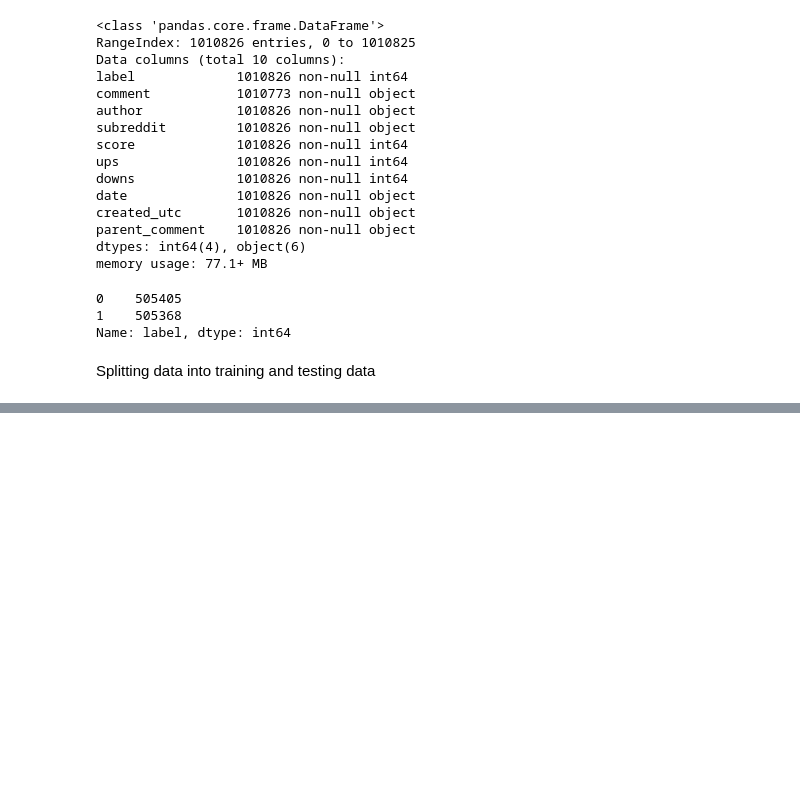
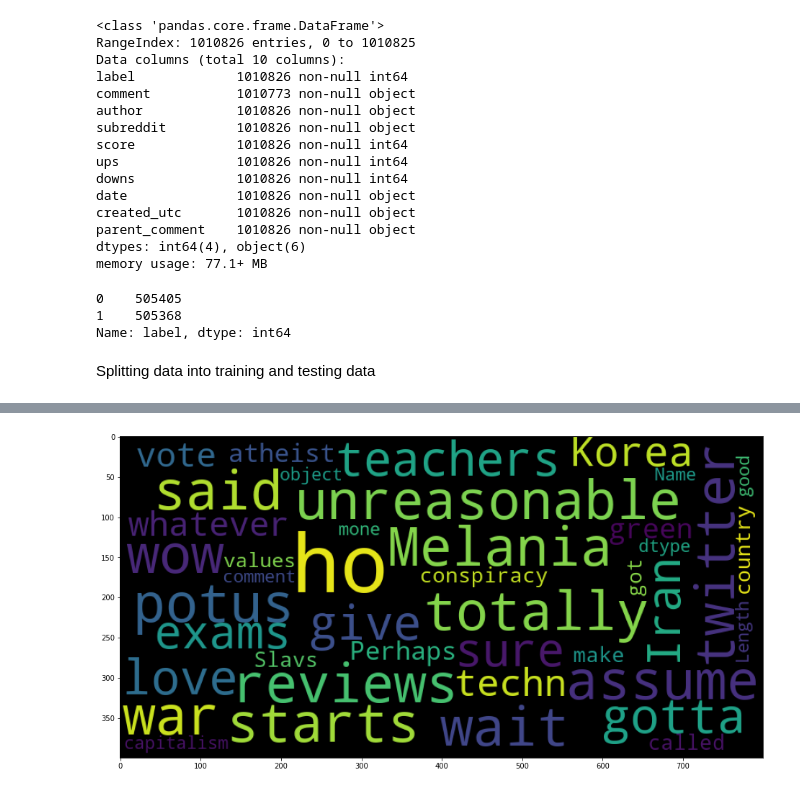
Before and after one commit to Akshay1897/Sarcasm-Detection, a Jupyter notebook: Sarcasm_Detection.ipynb, the cells around one changed output, grey strips where cells are left out. Drawn from its saved outputs; the diff is of its cells as text; code cells hidden in the pictures; blank space fills up the shorter version.

```diff
--- a/Sarcasm_Detection.ipynb
+++ b/Sarcasm_Detection.ipynb
@@ -56,0 +66,10 @@ train_texts, valid_texts, y_train, y_valid = \
+# %%
+wordcloud = WordCloud(background_color='black', stopwords = STOPWORDS,
+                max_words = 200, max_font_size = 100,
+                random_state = 17, width=800, height=400)
+# %%
+plt.figure(figsize=(16, 12))
+wordcloud.generate(str(train_df.loc[train_df['label'] == 1, 'comment']))
+plt.imshow(wordcloud);
+# %% [output]
+[figure, added]
```
Also changed, not shown: parts of 31 cells of this notebook.
